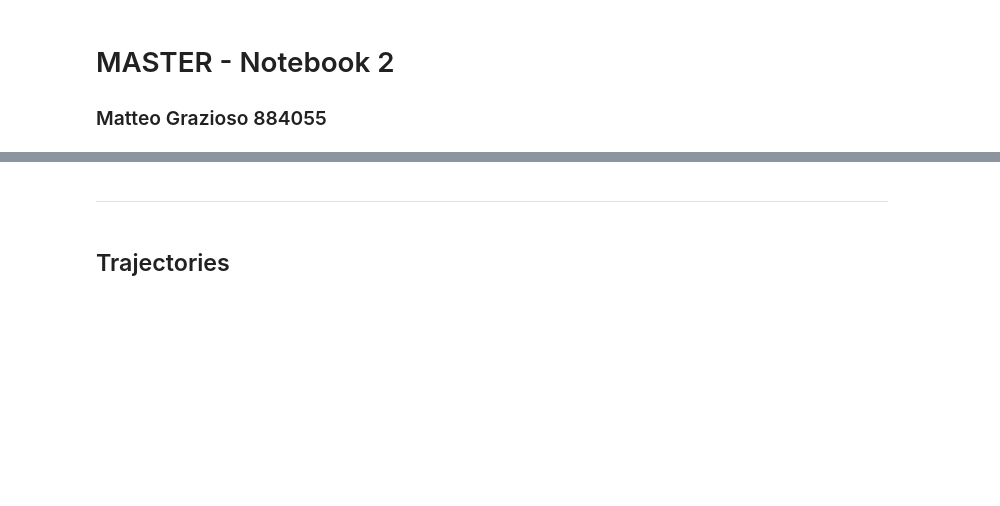
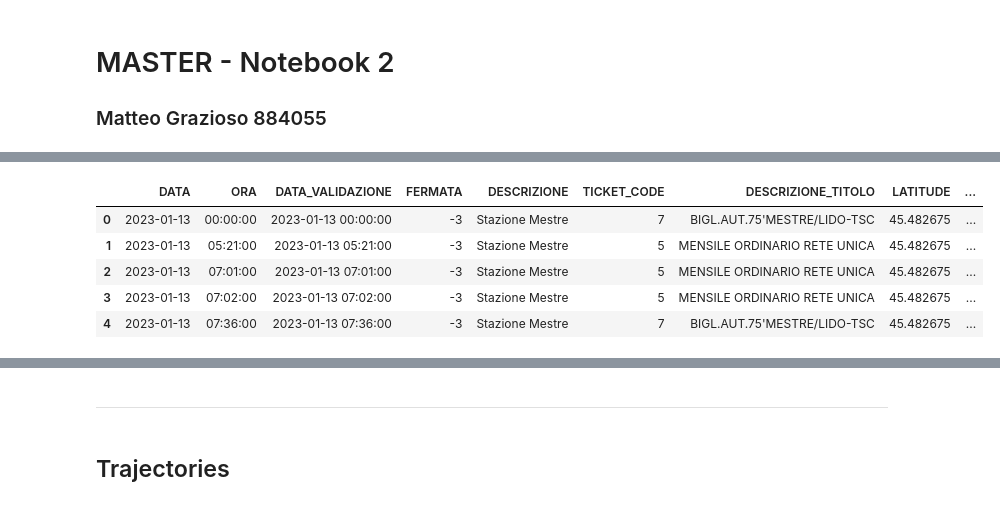
Before and after one commit to matteograzioso1/Tirocinio-Progetto-MASTER, a Jupyter notebook: Notebook 2.ipynb, the cells around one changed output, grey strips where cells are left out. Saved outputs shown, nothing was run; the diff lists cells and outputs as text; code cells hidden in the pictures; blank space fills up the shorter version.

```diff
--- a/Notebook 2.ipynb
+++ b/Notebook 2.ipynb
@@ -50,0 +75,13 @@ df['ORA'] = df['ORA'].str.split(' ').str[1]
+# %%
+# Find all txt files in the data folder
+csv_files = mf.find_csv_files('data/processed/csvPuliti')
+
+# Choose a dataset from the list of txt files
+selected_dataset = mf.choose_dataset(csv_files)
+
+if selected_dataset:
+    print(f"You selected the dataset {selected_dataset}")
+else:
+    print("No dataset selected.")
+
+path  = selected_dataset
@@ -50,0 +100,19 @@ df['ORA'] = df['ORA'].str.split(' ').str[1]
+# %%
+# The file contains the data of the validation of tickets in the city of public transport of Venice.
+# The file has been created by the Notebook 1.ipynb
+
+df_csv = pd.read_csv(path, header=0, sep=',')
+
+# Save the name of the file in a variable for future use extracting the name of the file from the path
+file_name = path.split('_')[-1].split('.')[0]
+subfolder = file_name
+
+# Display the first 5 rows of the dataframe
+df_csv.head()
+# %% [output]
+|  | DATA | ORA | DATA_VALIDAZIONE | FERMATA | DESCRIZIONE | TICKET_CODE | DESCRIZIONE_TITOLO | LATITUDE | ... |
+| 0 | 2023-01-13 | 00:00:00 | 2023-01-13 00:00:00 | -3 | Stazione Mestre | 7 | BIGL.AUT.75'MESTRE/LIDO-TSC | 45.482675 | ... |
+| 1 | 2023-01-13 | 05:21:00 | 2023-01-13 05:21:00 | -3 | Stazione Mestre | 5 | MENSILE ORDINARIO RETE UNICA | 45.482675 | ... |
+| 2 | 2023-01-13 | 07:01:00 | 2023-01-13 07:01:00 | -3 | Stazione Mestre | 5 | MENSILE ORDINARIO RETE UNICA | 45.482675 | ... |
+| 3 | 2023-01-13 | 07:02:00 | 2023-01-13 07:02:00 | -3 | Stazione Mestre | 5 | MENSILE ORDINARIO RETE UNICA | 45.482675 | ... |
+| 4 | 2023-01-13 | 07:36:00 | 2023-01-13 07:36:00 | -3 | Stazione Mestre | 7 | BIGL.AUT.75'MESTRE/LIDO-TSC | 45.482675 | ... |
```
Also changed, not shown: parts of 21 cells of this notebook, 3 other files.
